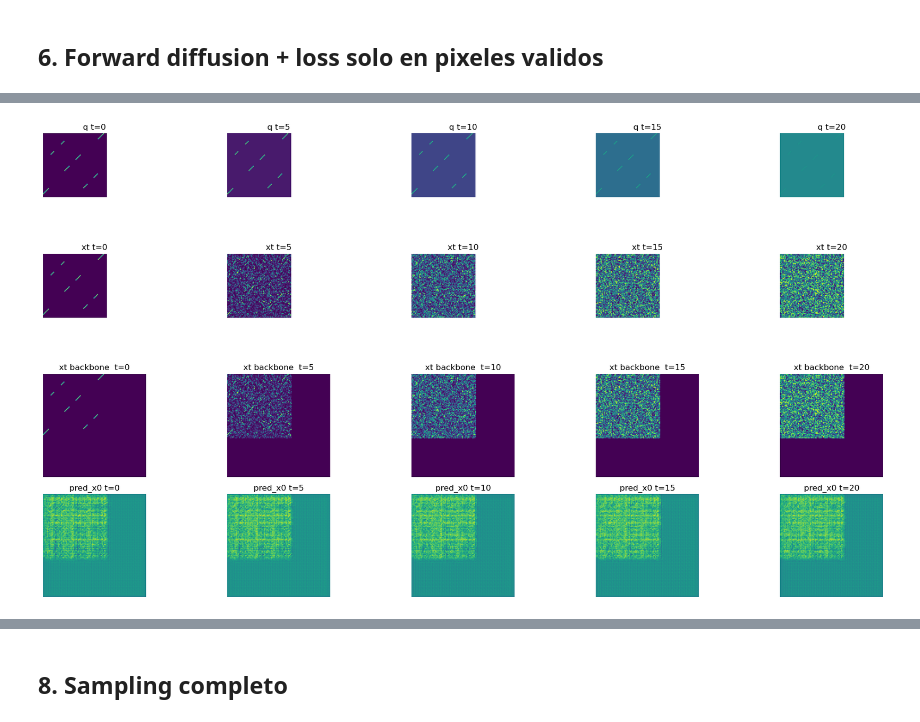
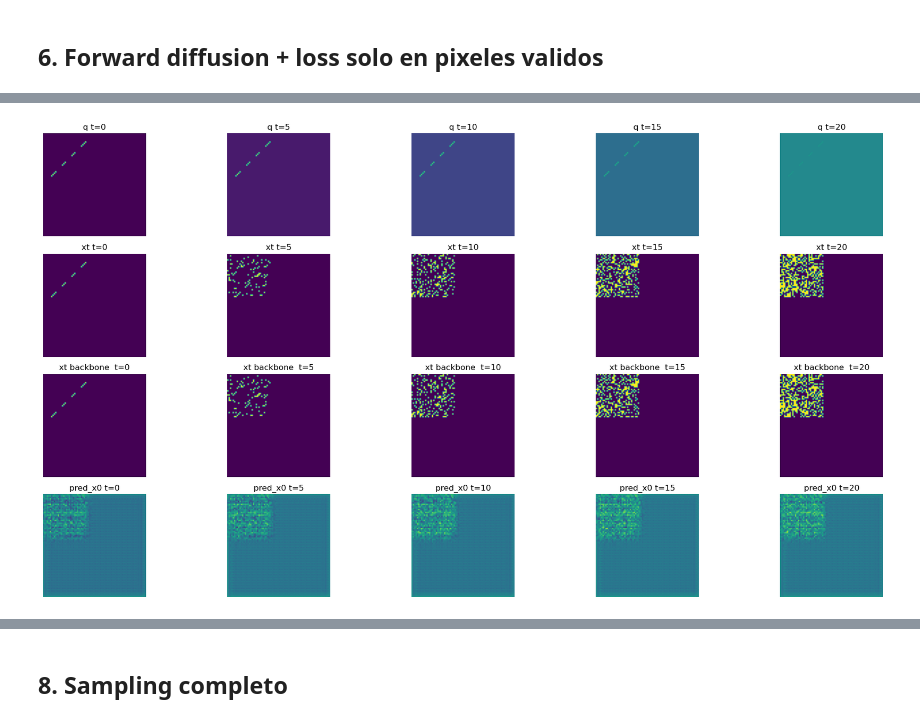
Before and after one commit to gkulemeyer/RNADiffusion, a Jupyter notebook: archive/fix_padding2.ipynb, the cells around one changed output, grey strips where cells are left out. Cells and saved outputs as stored; diff of their text form; code cells hidden in the pictures.

```diff
--- a/archive/fix_padding2.ipynb
+++ b/archive/fix_padding2.ipynb
@@ -551,9 +52,10 @@ config["training"]["max_epochs"] = 1
 # %%
 
-loader = build_dataloader(config, partition="train")
+loader = build_dataloader(config, partition="train", shuffle=True)
 # loader = DataLoader(dataset, batch_size=4, shuffle=False, collate_fn=pad_batch, num_workers=0)
 
 for batch_id, batch in enumerate(loader):
+
     max_len = batch['contact_oh'].shape[-1]
     idx = next((i for i, l in enumerate(batch['length']) if l < 0.9 * max_len), None)
     if idx is not None:
@@ -572,6 +99,8 @@ sample idx: 0 seq_len: 75 max_len: 120
 # %%
 x0_real = batch['contact_oh'][idx:idx + 1].float()
 mask_real = batch['mask'][idx:idx + 1]
+# lengths_real = [int(seq_len)]
+lengths_real = [int(32)]
 cond = batch['conditioning'][idx:idx + 1].float()
 contact_real = x0_real[0]
 mask2d = mask_real[0, 0]
@@ -580,6 +109,7 @@ print('valid pixel:', contact_real[:, 0, 0])
 print('evaluation at seq_len:', seq_len)
 print('padded pixel:', contact_real[:, seq_len, seq_len])
 print('mask padded pixel:', mask2d[seq_len, seq_len])
+print('lengths_real:', lengths_real)
 
 fig, axes = plt.subplots(1, 2, figsize=(12, 4))
 axes[0].imshow(contact_real[1])
@@ -598,4 +129,4 @@ mask padded pixel: tensor(False)
 # %%
-# weights_path = "/home/gkulemeyer/Documents/Repos/RNADiffusion/logs/test_model_25ts.pt"
-# weights = tr.load(weights_path, map_location='cpu')
-# weights.keys()
+weights_path = "/home/gkulemeyer/Documents/Repos/RNADiffusion/logs/ArchiveII_simfold_512/sim80/t25/vb_stochastic/train/checkpoints/best.ckpt"
+weights = tr.load(weights_path, map_location='cpu')
+weights.keys()
@@ -680,18 +221,17 @@ plt.show()
 # %%
 times = [tr.tensor([t]) for t in range(0, model.time_steps, 5)]
 qt = [model.q_pred(x0_real, time_t) for time_t in times]
-xt_t = [model.q_sample(x0_real, time_t, mask=mask_real) for time_t in times]
+xt_t = [model.q_sample(x0_real, time_t, lengths=lengths_real) for time_t in times]
 xt_t_backbone = []
-for i, (xt, time_t) in enumerate(zip(xt_t, times)):
-    xt_backbone, _ = model._prepare_backbone_inputs(xt, cond, mask=mask_real)
-    xt_t_backbone.append(xt_backbone)
-pred_t = [model.predict_start(xt_t, time_t, cond, mask=mask_real) for xt_t, time_t in zip(xt_t, times)]
+for xt_i, time_t in zip(xt_t, times):
+    xt_backbone_i, _ = model._prepare_backbone_inputs(xt_i, cond, lengths=lengths_real)
+    xt_t_backbone.append(xt_backbone_i)
+pred_t = [model.predict_start(xt_i, time_t, cond, lengths=lengths_real) for xt_i, time_t in zip(xt_t, times)]
 
-# plot (4, times) and show q, xt and xt_backbone, pred
 fig, axes = plt.subplots(4, len(times), figsize=(4 * len(times), 10))
 for i, time_t in enumerate(times):
     print(f" shapes: q: {qt[i].shape}, xt: {xt_t[i].shape}, xt_backbone: {xt_t_backbone[i].shape}, pred: {pred_t[i].shape}")
-    axes[0,i].imshow(qt[i][0, 0], vmin=0, vmax=1)
+    axes[0, i].imshow(qt[i][0, 0], vmin=0, vmax=1)
     axes[0, i].set_title(f'q t={time_t.item()}')
     axes[1, i].imshow(xt_t[i][0], vmin=0, vmax=1)
     axes[1, i].set_title(f'xt t={time_t.item()}')
@@ -708,23 +253,22 @@ RuntimeError: Index put requires the source and destination dtypes match, got Fl
 # %%
 times = [tr.tensor([t]) for t in range(0, model.time_steps, 5)]
-# plot (4, times) and show q, xt and xt_backbone, pred
 fig, axes = plt.subplots(4, len(times), figsize=(4 * len(times), 10))
 for i, time_t in enumerate(times):
     qt = model.q_pred(x0_real, time_t)
-    xt_t = model.q_sample(x0_real, time_t, gumbel=True)
-    xt_t_backbone, _ = model._prepare_backbone_inputs(xt_t, cond, mask_real)
-    pred_t = model.predict_start(xt_t, time_t, cond, mask=mask_real)
-    axes[0 ,i].imshow(qt[0, 1], vmin=0, vmax=1)
+    xt_t = model.q_sample(x0_real, time_t, lengths=lengths_real)
+    xt_t_backbone, _ = model._prepare_backbone_inputs(xt_t, cond, lengths=lengths_real)
+    pred_t = model.predict_start(xt_t, time_t, cond, lengths=lengths_real)
+    axes[0, i].imshow(qt[0, 1], vmin=0, vmax=1)
     axes[0, i].set_title(f'q t={time_t.item()}')
-    axes[1, i].imshow(xt_t[0, 1], vmin=0, vmax=1)
+    axes[1, i].imshow(xt_t[0], vmin=0, vmax=1)
     axes[1, i].set_title(f'xt t={time_t.item()}')
     axes[2, i].imshow(xt_t_backbone[0, 1], vmin=0, vmax=1)
     axes[2, i].set_title(f'xt backbone  t={time_t.item()}')
     axes[3, i].imshow(pred_t[0, 1].detach().numpy(), vmin=0, vmax=1)
     axes[3, i].set_title(f'pred_x0 t={time_t.item()}')
 for ax in axes.flatten():
     ax.axis('off')
 fig.tight_layout()
 plt.show()
 # %% [output]
-[figure, old version]
+[figure, new version]
```
Also changed, not shown: parts of 33 cells of this notebook, 15 other files.
